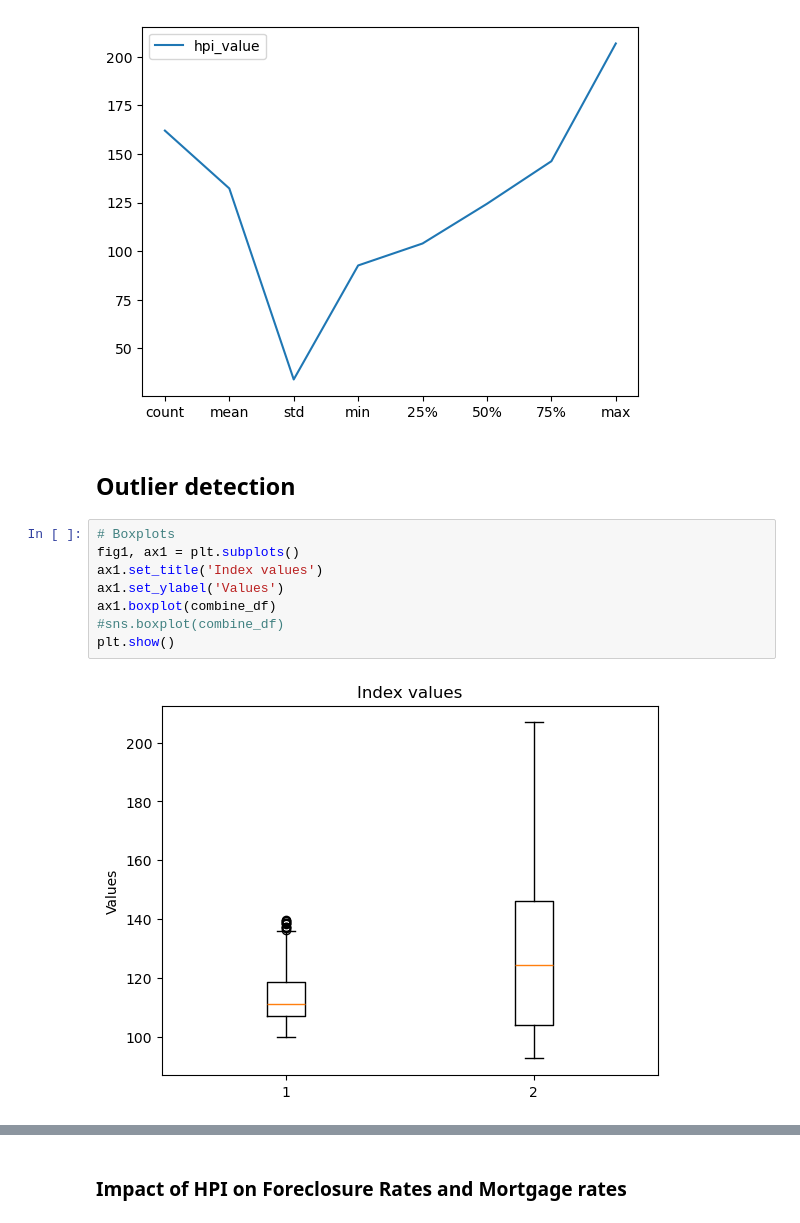
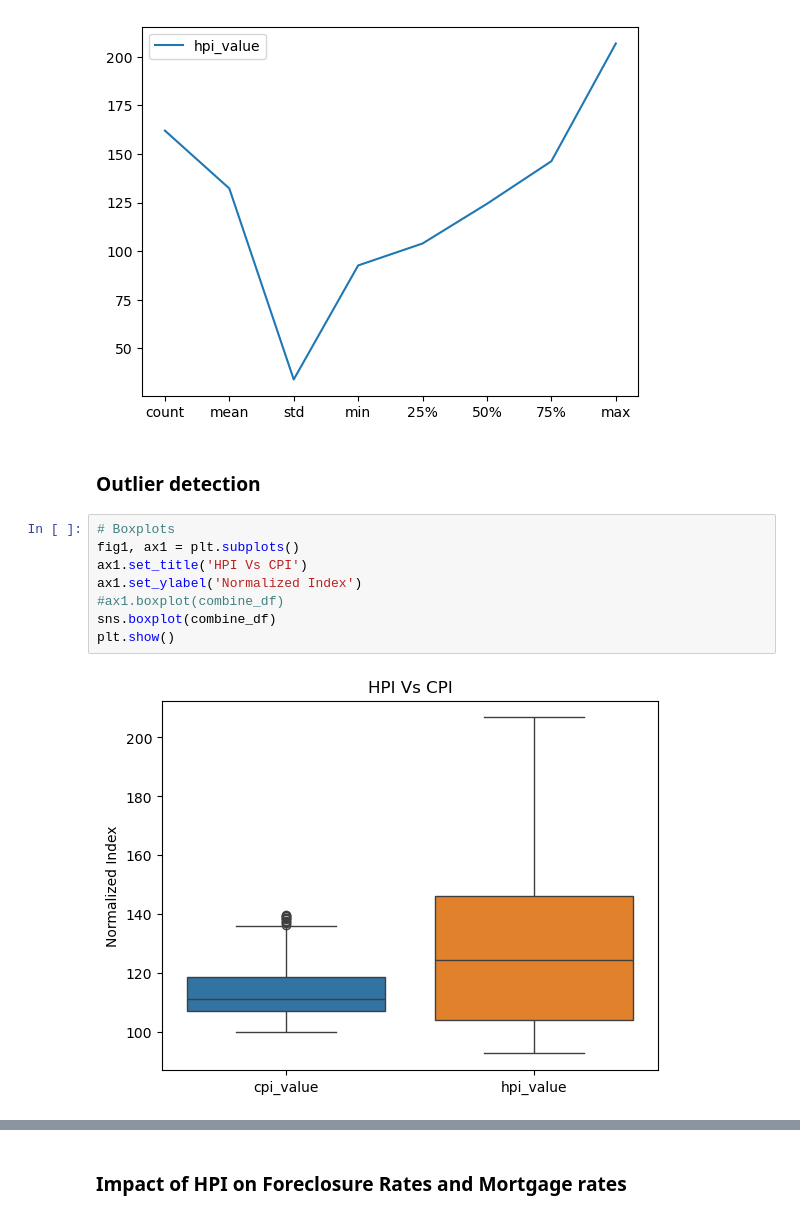
Before and after one commit to xraySMULu/the-big-squeeze, a Jupyter notebook: Code/mn_analysis.ipynb, the cells around one changed output, grey strips where cells are left out. Cells and saved outputs as stored; diff of their text form.

```diff
--- a/Code/mn_analysis.ipynb
+++ b/Code/mn_analysis.ipynb
@@ -392,14 +395,14 @@ plt.show()
 # %% [output]
 [figure]
 # %% [markdown]
-## Outlier detection
+### Outlier detection
 # %%
 # Boxplots
 fig1, ax1 = plt.subplots()
-ax1.set_title('Index values')
-ax1.set_ylabel('Values')
-ax1.boxplot(combine_df)
-#sns.boxplot(combine_df)
+ax1.set_title('HPI Vs CPI')
+ax1.set_ylabel('Normalized Index')
+#ax1.boxplot(combine_df)
+sns.boxplot(combine_df)
 plt.show()
 # %% [output]
-[figure, old version]
+[figure, new version]
```
Also changed, not shown: parts of 22 cells of this notebook.
